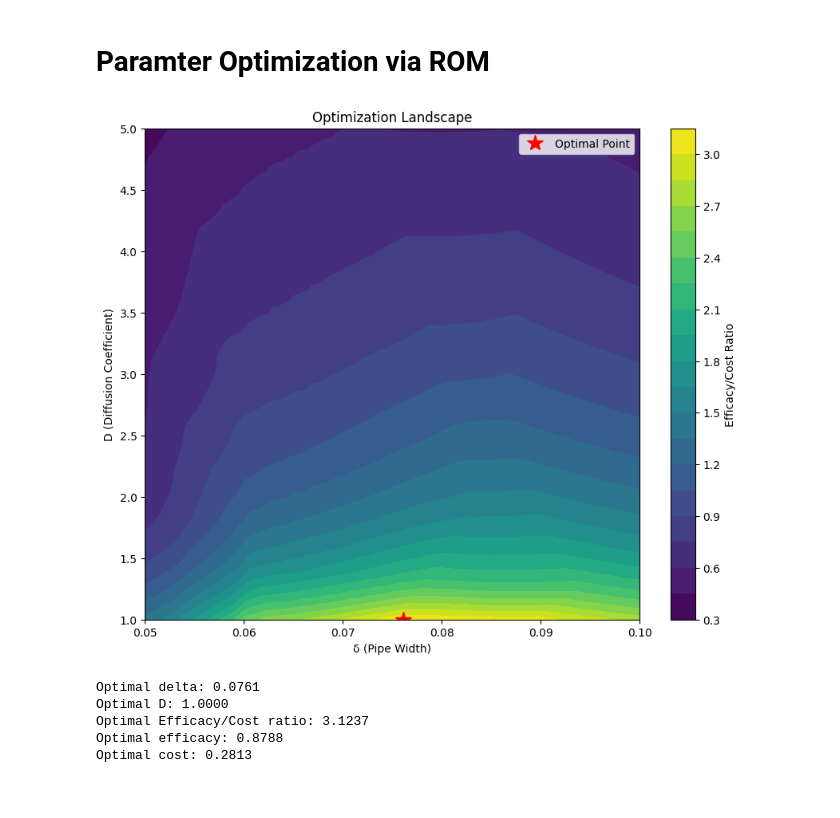
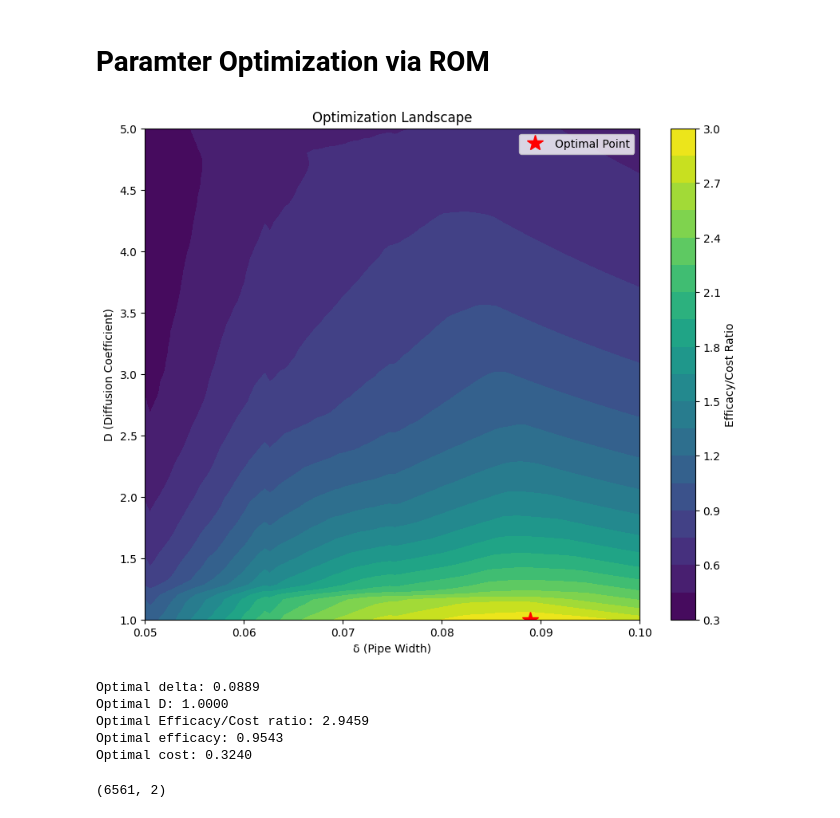
Before and after one commit to LuigiPagani/POD-Galerkin-and-POD-NN-for-Parabolic-PDEs, a Jupyter notebook: POD_NN.ipynb, the cells around one changed output. Drawn from its saved outputs; the diff is of its cells as text; code cells hidden in the pictures.

```diff
--- a/POD_NN.ipynb
+++ b/POD_NN.ipynb
@@ -209,7 +231,7 @@ The rapid decay of singular values suggests that a small number of basis functio
 # %%
 #@title Neural Network Training
 
-n = 5
+n = 8
 V = X[:, :n]
 snapshots1 = snapshots
 
@@ -637,41 +653,52 @@ plt.show()
+# %%
+def cost(delta, D):
+    A_delta = 1 - (1 - 2*delta)**2
+    return A_delta * D
+# %%
+coordinates =  fe.coordinates(Vh)
 # %% [markdown]
 # **Paramter Optimization via ROM**
 # %%
 import numpy as np
 import matplotlib.pyplot as plt
+import torch
 from dlroms import *
 
 def cost(delta, D):
     A_delta = 1 - (1 - 2*delta)**2
     return A_delta * D
 
-def efficacy(delta, D, d, model, V):
-    # Create input for the ROM
+def efficacy(delta, D, d, model, V, coordinates):
     mu = np.array([delta, D, d])
     t = np.linspace(0, 5, 101)
     mut = np.column_stack([np.tile(mu, (101, 1)), t])
     mut_tensor = dv.tensor(mut)
     u_rom = model(mut_tensor) @ V.T
 
-    # Get the final time step
-    u_final = u_rom[-1]
+    u_final = u_rom[-1].cpu().numpy() if torch.is_tensor(u_rom) else u_rom[-1]
+
+    # Calculate the bulk area
+    bulk_area = (1 - 2*delta)**2
+
+    # Create a mask for points in the bulk
+    bulk_mask = ((coordinates[:, 0] >= delta) & (coordinates[:, 0] <= 1 - delta) &
+                 (coordinates[:, 1] >= delta) & (coordinates[:, 1] <= 1 - delta))
 
     # Calculate the proportion of bulk area where u < 0.2
-    bulk_area = (1 - 2*delta)**2
-    cool_area = (u_final < 0.2).sum().item() / u_final.shape[0] * bulk_area
+    cool_area = np.sum((u_final < 0.2) & bulk_mask) / np.sum(bulk_mask) * bulk_area
 
     return cool_area / bulk_area
 
-def objective(delta, D, d, model, V):
-    eff = efficacy(delta, D, d, model, V)
+def objective(delta, D, d, model, V, coordinates):
+    eff = efficacy(delta, D, d, model, V, coordinates)
     c = cost(delta, D)
     return eff / c
 
-def grid_search_optimization(model, V):
+def grid_search_optimization(model, V, coordinates):
     # Define the grid
-    delta_range = np.linspace(0.05, 0.1, 200)
-    D_range = np.linspace(1, 5, 200)
-    d = 0.04  # Fixed as per the problem statement
+    delta_range = np.linspace(0.05, 0.1, 100)
+    D_range = np.linspace(1, 5, 100)
+    d = 0.04  #
 
     # Initialize arrays to store results
     results = np.zeros((len(delta_range), len(D_range)))
@@ -679,45 +706,53 @@ def grid_search_optimization(model, V):
     # Perform grid search
     for i, delta in enumerate(delta_range):
         for j, D in enumerate(D_range):
-            results[i, j] = objective(delta, D, d, model, V)
+            results[i, j] = objective(delta, D, d, model, V, coordinates)
 
     # Find the optimal parameters
     i_opt, j_opt = np.unravel_index(np.argmax(results), results.shape)
     delta_star = delta_range[i_opt]
     D_star = D_range[j_opt]
 
     # Visualize the optimization landscape
     Delta, D = np.meshgrid(delta_range, D_range)
     plt.figure(figsize=(10, 8))
     plt.contourf(Delta, D, results.T, levels=20, cmap='viridis')
     plt.colorbar(label='Efficacy/Cost Ratio')
     plt.xlabel('δ (Pipe Width)')
     plt.ylabel('D (Diffusion Coefficient)')
     plt.title('Optimization Landscape')
     plt.plot(delta_star, D_star, 'r*', markersize=15, label='Optimal Point')
     plt.legend()
     plt.show()
 
     return delta_star, D_star, results[i_opt, j_opt]
 
+# Ensure coordinates are on CPU
+coordinates = coordinates.cpu().numpy() if torch.is_tensor(coordinates) else coordinates
+
 # Run the optimization
-delta_star, D_star, optimal_value = grid_search_optimization(model, V)
+delta_star, D_star, optimal_value = grid_search_optimization(model, V, coordinates)
 
 print(f"Optimal delta: {delta_star:.4f}")
 print(f"Optimal D: {D_star:.4f}")
 print(f"Optimal Efficacy/Cost ratio: {optimal_value:.4f}")
 
 # Evaluate the optimal design
 d = 0.04
-optimal_efficacy = efficacy(delta_star, D_star, d, model, V)
+optimal_efficacy = efficacy(delta_star, D_star, d, model, V, coordinates)
 optimal_cost = cost(delta_star, D_star)
 
 print(f"Optimal efficacy: {optimal_efficacy:.4f}")
 print(f"Optimal cost: {optimal_cost:.4f}")
 # %% [output]
-[figure, old version]
+[figure, new version]
-Optimal delta: 0.0761
+Optimal delta: 0.0889
 Optimal D: 1.0000
-Optimal Efficacy/Cost ratio: 3.1237
-Optimal efficacy: 0.8788
-Optimal cost: 0.2813
+Optimal Efficacy/Cost ratio: 2.9459
+Optimal efficacy: 0.9543
+Optimal cost: 0.3240
+# %%
+coordinates =  fe.coordinates(Vh)
+coordinates.shape
+# %% [output]
+(6561, 2)
```
Also changed, not shown: parts of 12 cells of this notebook.
